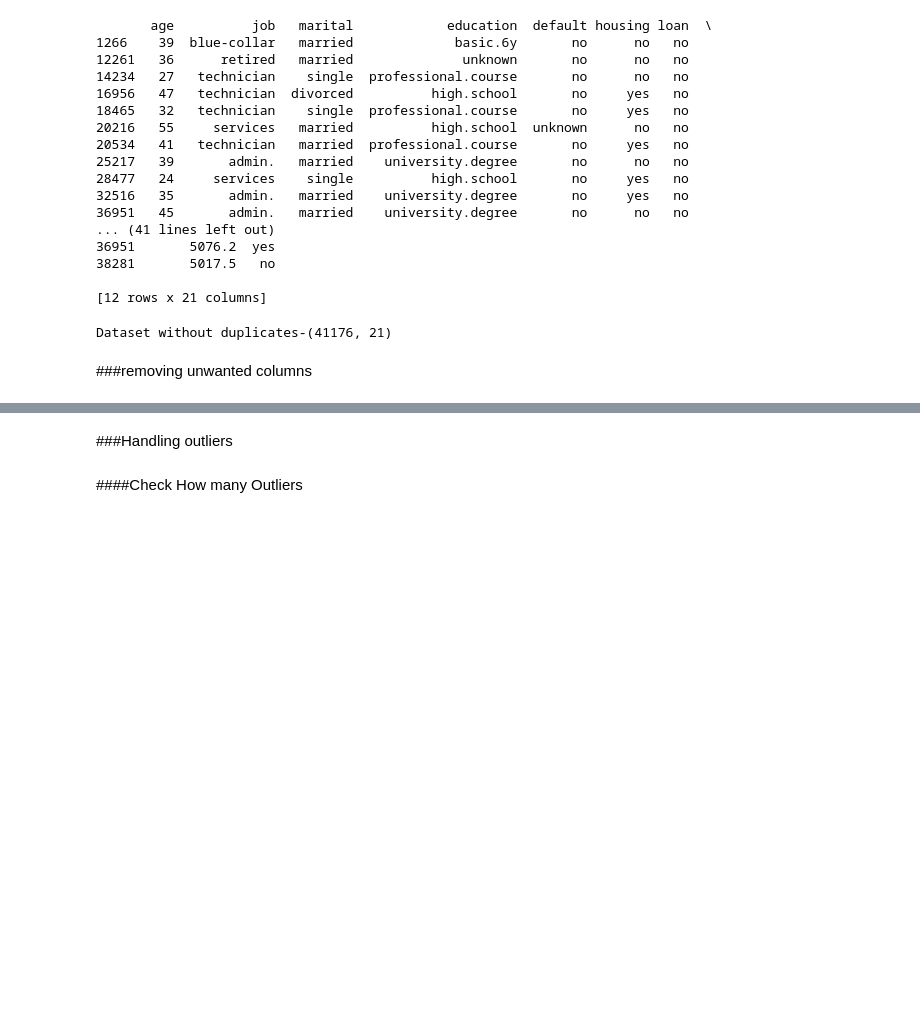
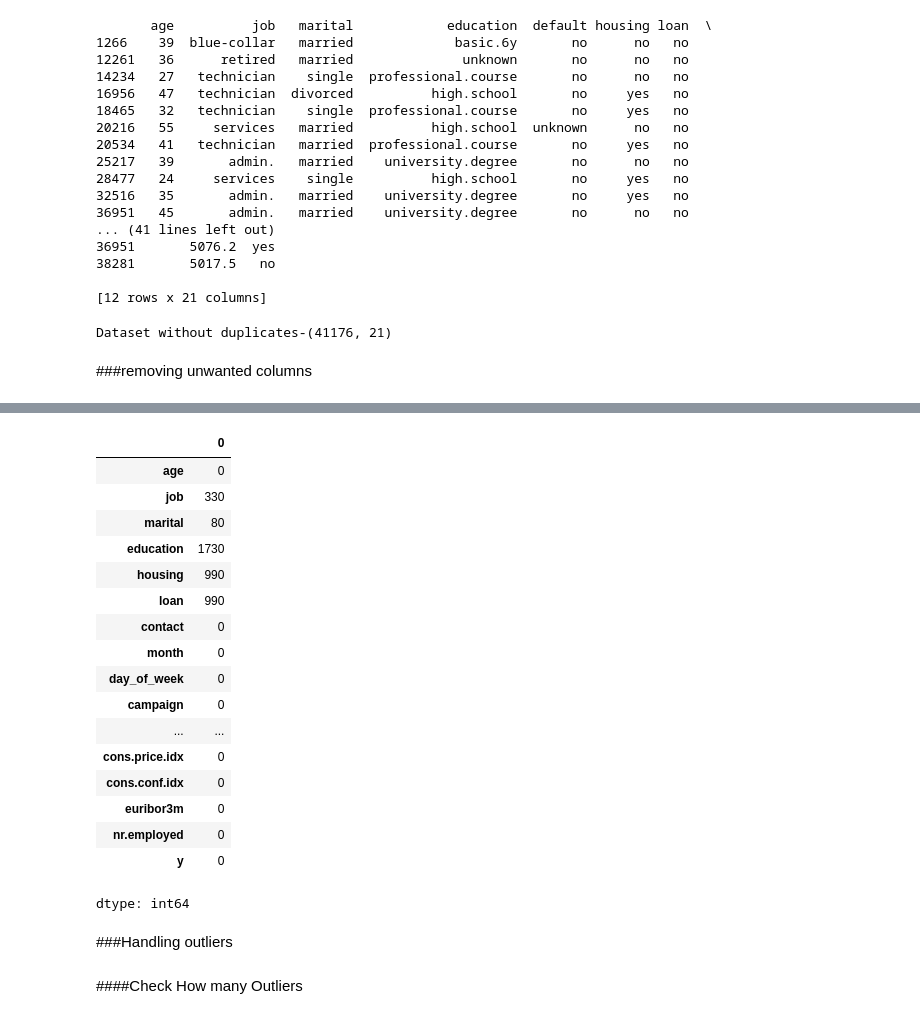
Before and after one commit to Itzz-Hashan/Client-Prediction-System, a Jupyter notebook: CM2604/CLIENT_PREDICTION_20230657.ipynb, the cells around one changed output, grey strips where cells are left out. Drawn from its saved outputs; the diff is of its cells as text; code cells hidden in the pictures; blank space fills up the shorter version.

```diff
--- a/CM2604/CLIENT_PREDICTION_20230657.ipynb
+++ b/CM2604/CLIENT_PREDICTION_20230657.ipynb
@@ -98,3 +98,27 @@ df.sample(10)
+# %%
+# prompt: code to check how many number  values ="unknown" in columns
+
+unknown_counts = df.apply(lambda x: x.value_counts().get('unknown', 0))
+unknown_counts
+# %% [output]
+|  | 0 |
+| age | 0 |
+| job | 330 |
+| marital | 80 |
+| education | 1730 |
+| housing | 990 |
+| loan | 990 |
+| contact | 0 |
+| month | 0 |
+| day_of_week | 0 |
+| campaign | 0 |
+| ... | ... |
+| cons.price.idx | 0 |
+| cons.conf.idx | 0 |
+| euribor3m | 0 |
+| nr.employed | 0 |
+| y | 0 |
+dtype: int64
 # %% [markdown]
 ###Handling outliers
 # %% [markdown]
```
Also changed, not shown: parts of 11 cells of this notebook.
